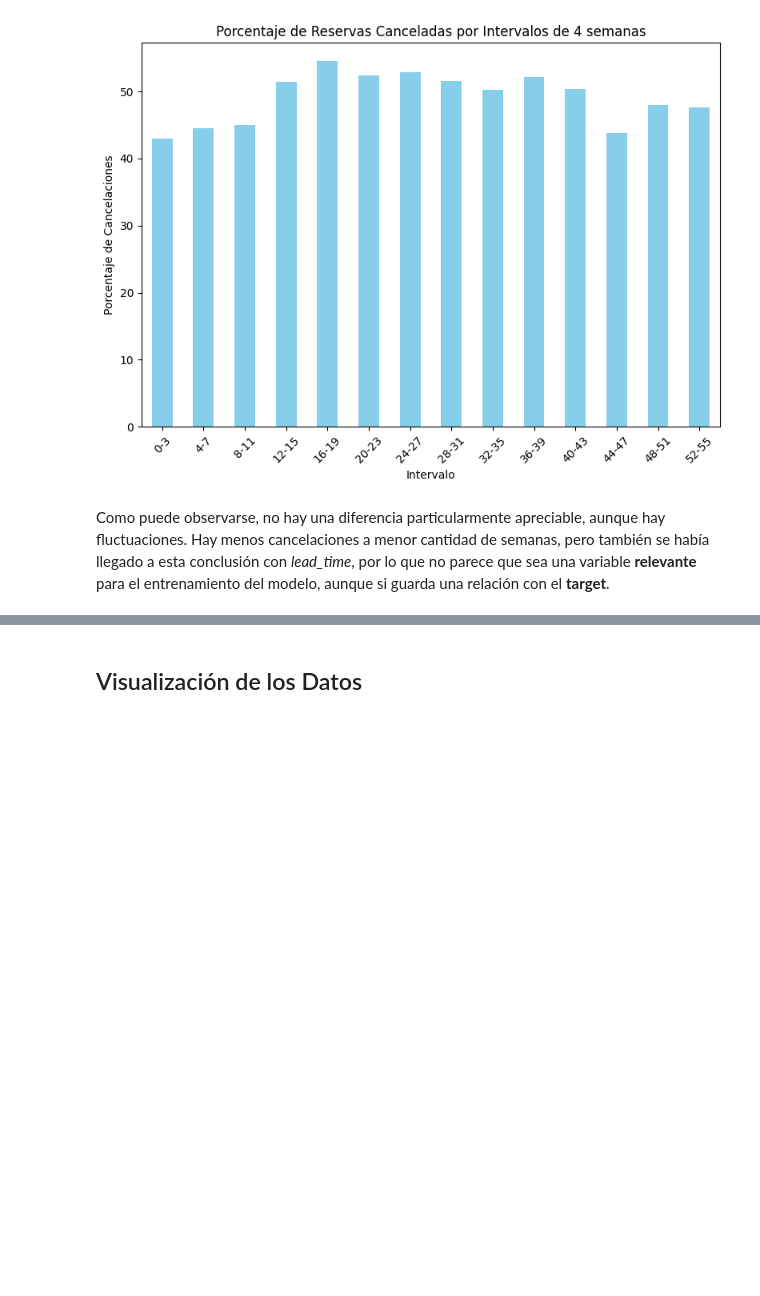
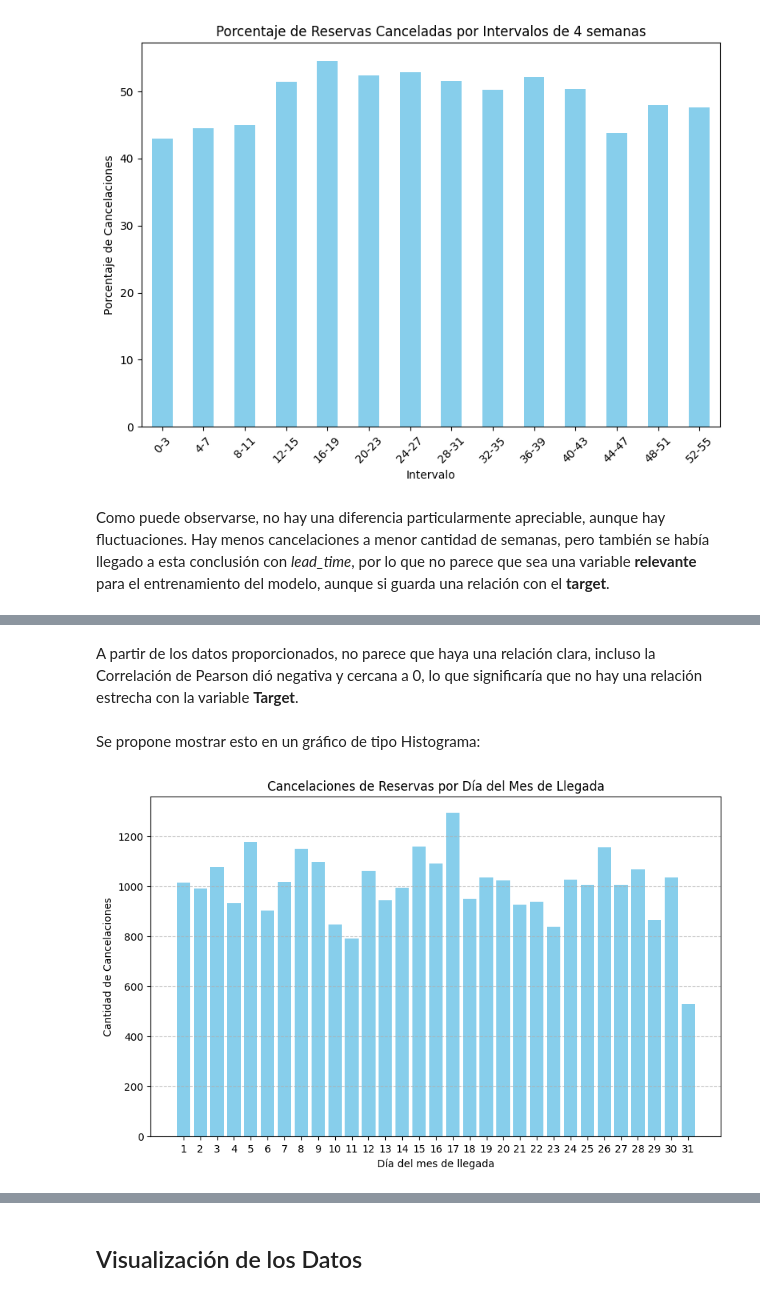
Before and after one commit to InspectorDave/OrgaDeDatos-TPs, a Jupyter notebook: 7506R_TP1_GRUPO11_CHP1_ENTREGA.ipynb, the cells around one changed output, grey strips where cells are left out. Saved outputs shown, nothing was run; the diff lists cells and outputs as text; code cells hidden in the pictures; blank space fills up the shorter version.

Commit message:
arrival_date_day_of_month

```diff
--- a/7506R_TP1_GRUPO11_CHP1_ENTREGA.ipynb
+++ b/7506R_TP1_GRUPO11_CHP1_ENTREGA.ipynb
@@ -471,0 +505,17 @@ Como puede observarse, no hay una diferencia particularmente apreciable, aunque
+# %% [markdown]
+A partir de los datos proporcionados, no parece que haya una relación clara, incluso la Correlación de Pearson dió negativa y cercana a 0, lo que significaría que no hay una relación estrecha con la variable **Target**.
+# %% [markdown]
+Se propone mostrar esto en un gráfico de tipo Histograma:
+# %%
+cancelations_by_day = hotels_cancelations['arrival_date_day_of_month'].value_counts().sort_index()
+
+plt.figure(figsize=(10, 6))
+plt.bar(cancelations_by_day.index, cancelations_by_day.values, color='skyblue')
+plt.xlabel('Día del mes de llegada')
+plt.ylabel('Cantidad de Cancelaciones')
+plt.title('Cancelaciones de Reservas por Día del Mes de Llegada')
+plt.xticks(range(1, 32))
+plt.grid(axis='y', linestyle='--', alpha=0.7)
+plt.show()
+# %% [output]
+[figure, added]
```
Also changed, not shown: parts of 7 cells of this notebook.
